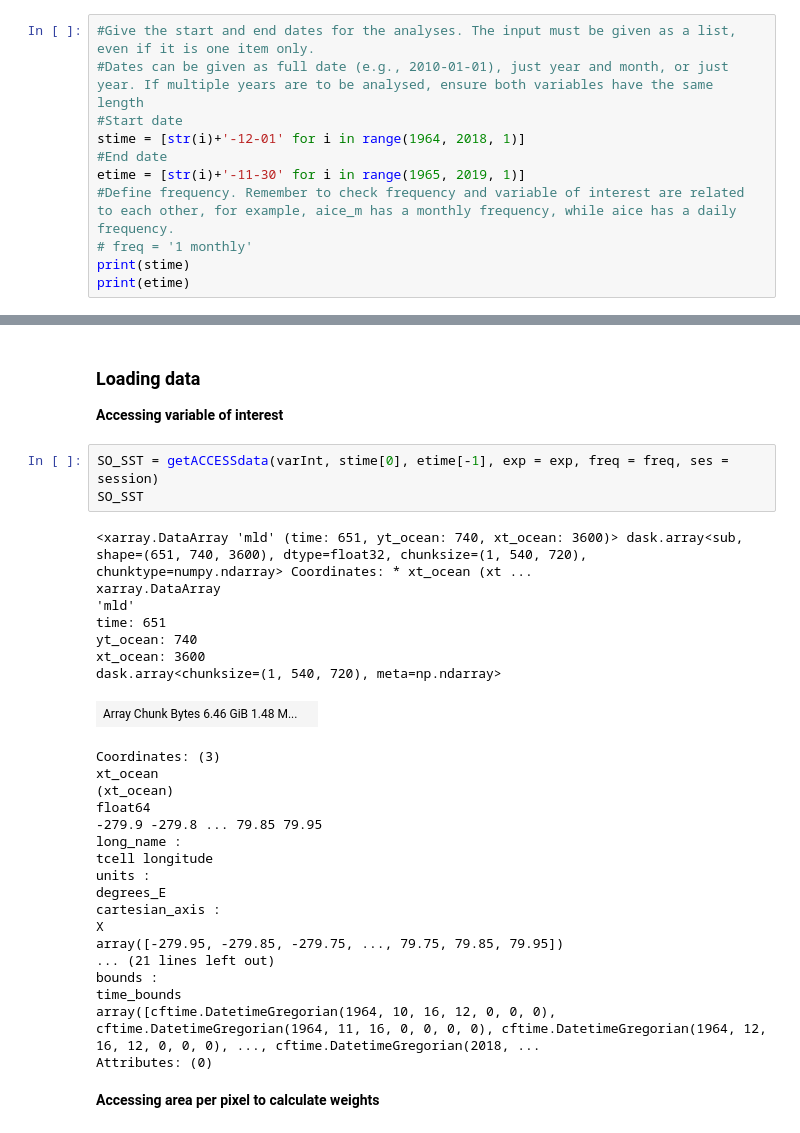
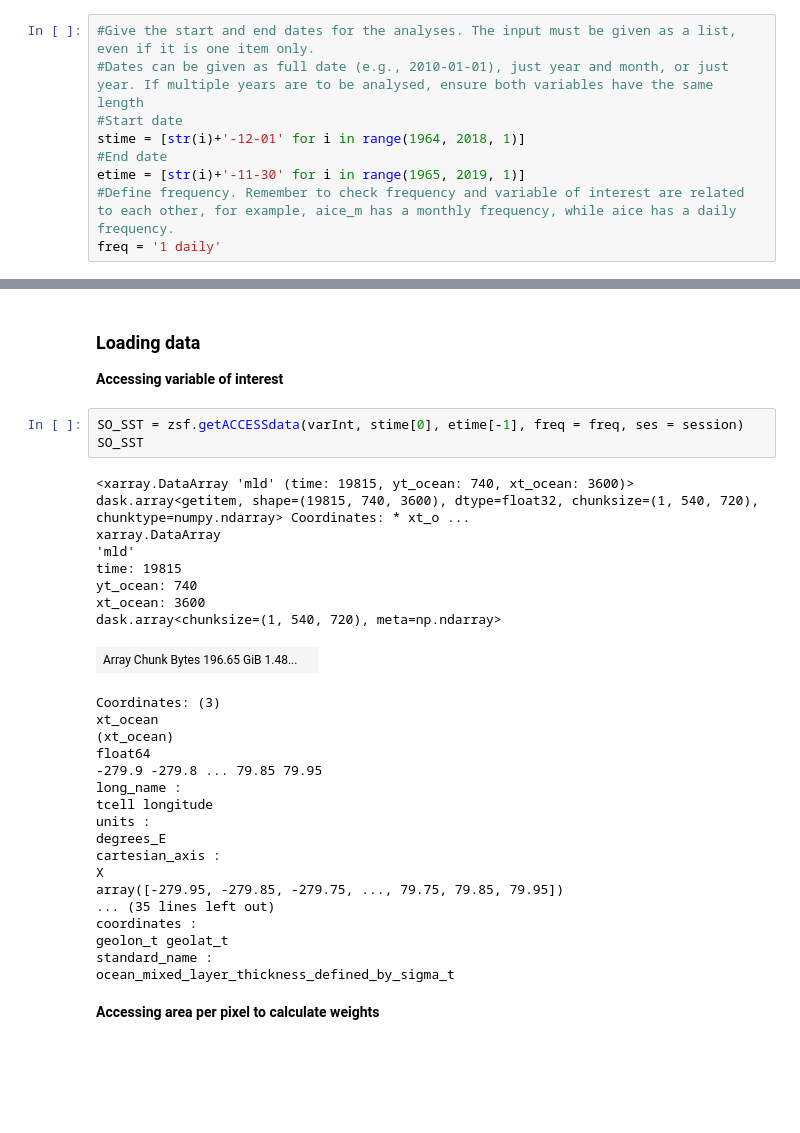
Before and after one commit to lidefi87/ACCESS_scripts_DFA, a Jupyter notebook: Scripts/ZonalStatistics.ipynb, the cells around one changed output, grey strips where cells are left out. Cells and saved outputs as stored; diff of their text form; blank space fills up the shorter version.

```diff
--- a/Scripts/ZonalStatistics.ipynb
+++ b/Scripts/ZonalStatistics.ipynb
@@ -75,6 +67,4 @@ stime = [str(i)+'-12-01' for i in range(1964, 2018, 1)]
 #End date
 etime = [str(i)+'-11-30' for i in range(1965, 2019, 1)]
 #Define frequency. Remember to check frequency and variable of interest are related to each other, for example, aice_m has a monthly frequency, while aice has a daily frequency.
-# freq = '1 monthly'
-print(stime)
-print(etime)
+freq = '1 daily'
@@ -119,17 +72,17 @@ def getACCESSdata(var, start, end, minlat = -90, maxlat = -45, exp = exp, freq =
 ### Loading data
 **Accessing variable of interest**
 # %%
-SO_SST = getACCESSdata(varInt, stime[0], etime[-1], exp = exp, freq = freq, ses = session)
+SO_SST = zsf.getACCESSdata(varInt, stime[0], etime[-1], freq = freq, ses = session)
 SO_SST
 # %% [output]
-<xarray.DataArray 'mld' (time: 651, yt_ocean: 740, xt_ocean: 3600)> dask.array<sub, shape=(651, 740, 3600), dtype=float32, chunksize=(1, 540, 720), chunktype=numpy.ndarray> Coordinates: * xt_ocean (xt ...
+<xarray.DataArray 'mld' (time: 19815, yt_ocean: 740, xt_ocean: 3600)> dask.array<getitem, shape=(19815, 740, 3600), dtype=float32, chunksize=(1, 540, 720), chunktype=numpy.ndarray> Coordinates: * xt_o ...
 xarray.DataArray
 'mld'
-time: 651
+time: 19815
 yt_ocean: 740
 xt_ocean: 3600
 dask.array<chunksize=(1, 540, 720), meta=np.ndarray>
-| Array Chunk Bytes 6.46 GiB 1.48 M... |  |
+| Array Chunk Bytes 196.65 GiB 1.48... |  |
 Coordinates: (3)
 xt_ocean
 (xt_ocean)
@@ -142,11 +95,11 @@ degrees_E
 cartesian_axis :
 X
 array([-279.95, -279.85, -279.75, ..., 79.75, 79.85, 79.95])
-... (21 lines left out)
-bounds :
-time_bounds
-array([cftime.DatetimeGregorian(1964, 10, 16, 12, 0, 0, 0), cftime.DatetimeGregorian(1964, 11, 16, 0, 0, 0, 0), cftime.DatetimeGregorian(1964, 12, 16, 12, 0, 0, 0), ..., cftime.DatetimeGregorian(2018, ...
-Attributes: (0)
+... (35 lines left out)
+coordinates :
+geolon_t geolat_t
+standard_name :
+ocean_mixed_layer_thickness_defined_by_sigma_t
 # %% [markdown]
 **Accessing area per pixel to calculate weights**
 # %%
```
Also changed, not shown: parts of 53 cells of this notebook, 6 other files.
